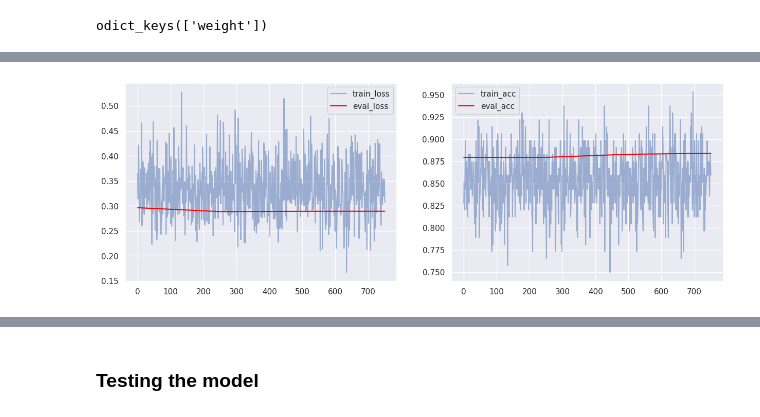
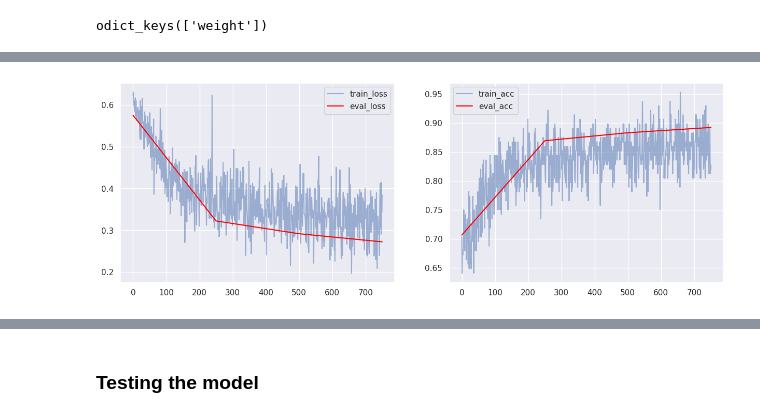
Before and after one commit to dimicorn/NLP_mag_spring_2025, a Jupyter notebook: Seminar 8/ods_nlp_course_peft.ipynb, the cells around one changed output, grey strips where cells are left out. Drawn from its saved outputs; the diff is of its cells as text; code cells hidden in the pictures.

```diff
--- a/Seminar 8/ods_nlp_course_peft.ipynb
+++ b/Seminar 8/ods_nlp_course_peft.ipynb
@@ -412,9 +412,9 @@ OrderedDict([('weight',
 # %%
 model = Model(tokenizer, num_classes).to(device)
 model.model.score.load_state_dict(chkpt)
-optimizer = AdamW(lora_model.parameters(), lr=2e-6)
+optimizer = AdamW(model.parameters(), lr=2e-6)
 # %%
 %%time
-training_loop_fn(lora_model, optimizer, 1000, 250, train_loader, valid_loader)
+training_loop_fn(model, optimizer, 1000, 250, train_loader, valid_loader)
 # %% [output]
-[figure, old version]
+[figure, new version]
```
Also changed, not shown: parts of 11 cells of this notebook.
